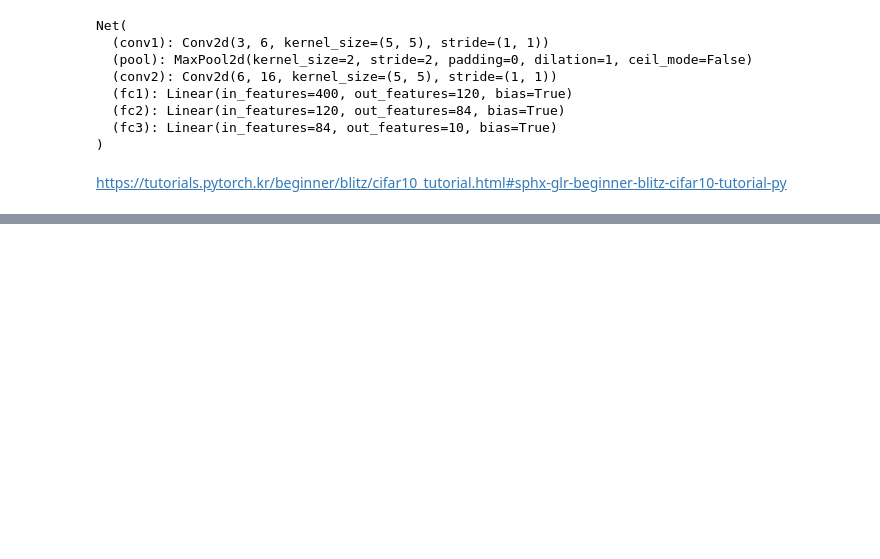
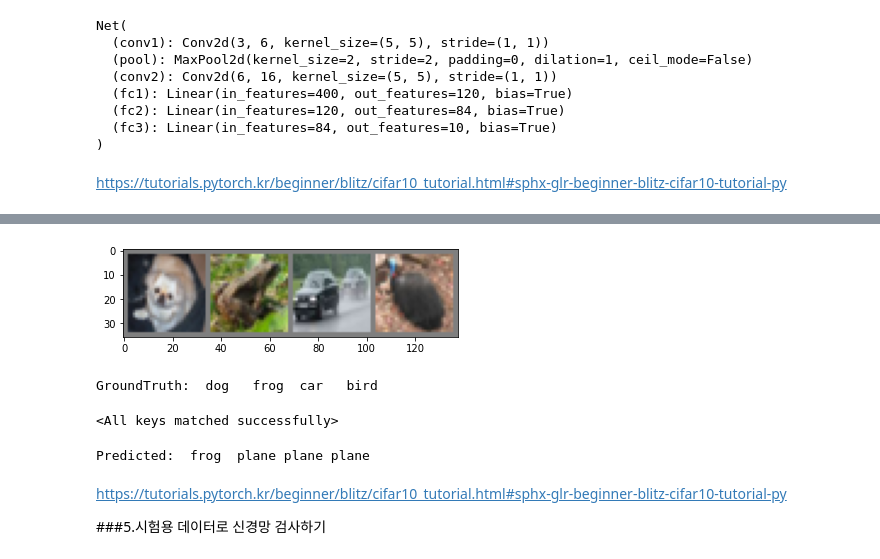
Before and after one commit to gyuwonchoi/PytorchTutorial, a Jupyter notebook: Classifier.ipynb, the cells around one changed output, grey strips where cells are left out. Saved outputs shown, nothing was run; the diff lists cells and outputs as text; code cells hidden in the pictures; blank space fills up the shorter version.

```diff
--- a/Classifier.ipynb
+++ b/Classifier.ipynb
@@ -152,3 +156,17 @@ print("Finished!")
 # %%
 PATH = './cifar_net.pth'
 torch.save(net.state_dict(),PATH)
+# %%
+dataiter=iter(testloader)
+imgaes, labels = dataiter.next()
+
+imshow(torchvision.utils.make_grid(imgaes))
+print('GroundTruth: ', ' '.join(f'{classes[labels[j]]:5s}' for j in range(4)))
+# %% [output]
+[figure, added]
+GroundTruth:  dog   frog  car   bird
+# %%
+net=Net()
+net.load_state_dict(torch.load(PATH))
+# %% [output]
+<All keys matched successfully>
@@ -154,0 +175,11 @@ torch.save(net.state_dict(),PATH)
+# %%
+_, predicted = torch.max(outputs, 1)
+
+print('Predicted: ', ' '.join(f'{classes[predicted[j]]:5s}'
+                              for j in range(4)))
+# %% [output]
+Predicted:  frog  plane plane plane
+# %% [markdown]
+https://tutorials.pytorch.kr/beginner/blitz/cifar10_tutorial.html#sphx-glr-beginner-blitz-cifar10-tutorial-py
+
+###5.시험용 데이터로 신경망 검사하기
```
Also changed, not shown: parts of 7 cells of this notebook.
